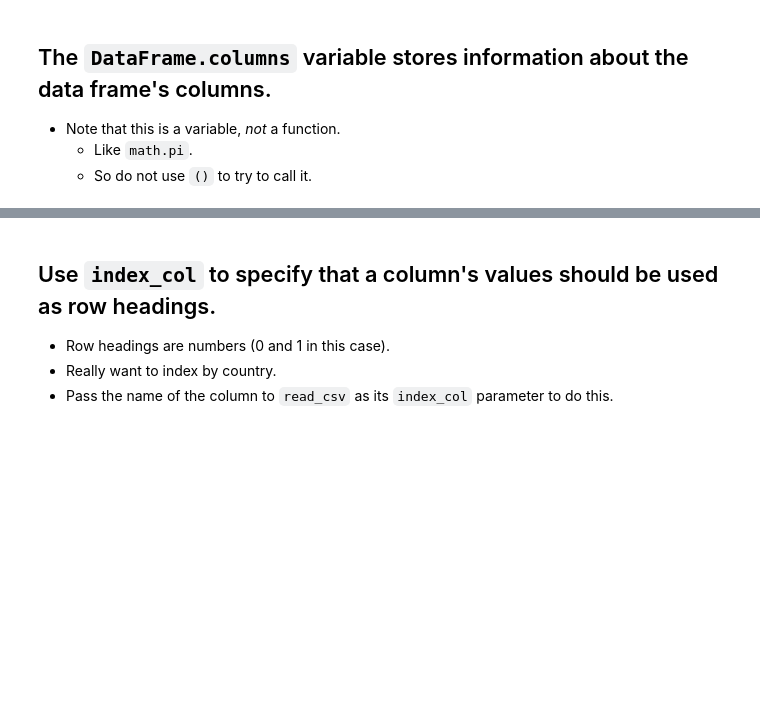
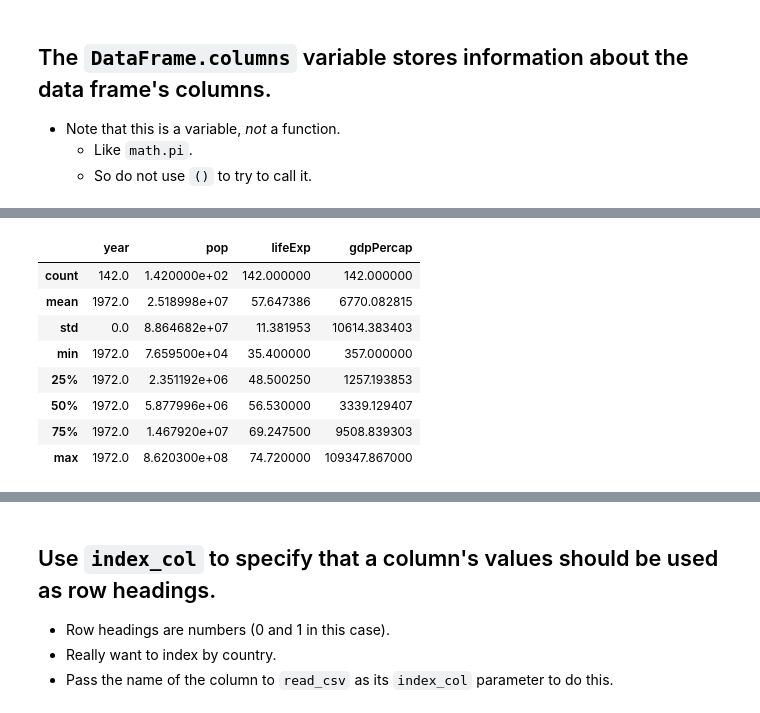
Before and after one commit to hzhangatus/2019-02-23-WorkshopResources, a Jupyter notebook: python-lessons/04 - Reading a file with Pandas.ipynb, the cells around one changed output, grey strips where cells are left out. Saved outputs shown, nothing was run; the diff lists cells and outputs as text; code cells hidden in the pictures; blank space fills up the shorter version.

```diff
--- a/python-lessons/04 - Reading a file with Pandas.ipynb
+++ b/python-lessons/04 - Reading a file with Pandas.ipynb
@@ -116,0 +214,12 @@ Vote for your answer on EtherPad
+# %%
+df_1972.describe()
+# %% [output]
+|  | year | pop | lifeExp | gdpPercap |
+| count | 142.0 | 1.420000e+02 | 142.000000 | 142.000000 |
+| mean | 1972.0 | 2.518998e+07 | 57.647386 | 6770.082815 |
+| std | 0.0 | 8.864682e+07 | 11.381953 | 10614.383403 |
+| min | 1972.0 | 7.659500e+04 | 35.400000 | 357.000000 |
+| 25% | 1972.0 | 2.351192e+06 | 48.500250 | 1257.193853 |
+| 50% | 1972.0 | 5.877996e+06 | 56.530000 | 3339.129407 |
+| 75% | 1972.0 | 1.467920e+07 | 69.247500 | 9508.839303 |
+| max | 1972.0 | 8.620300e+08 | 74.720000 | 109347.867000 |
```
Also changed, not shown: parts of 12 cells of this notebook, 2 other files.
